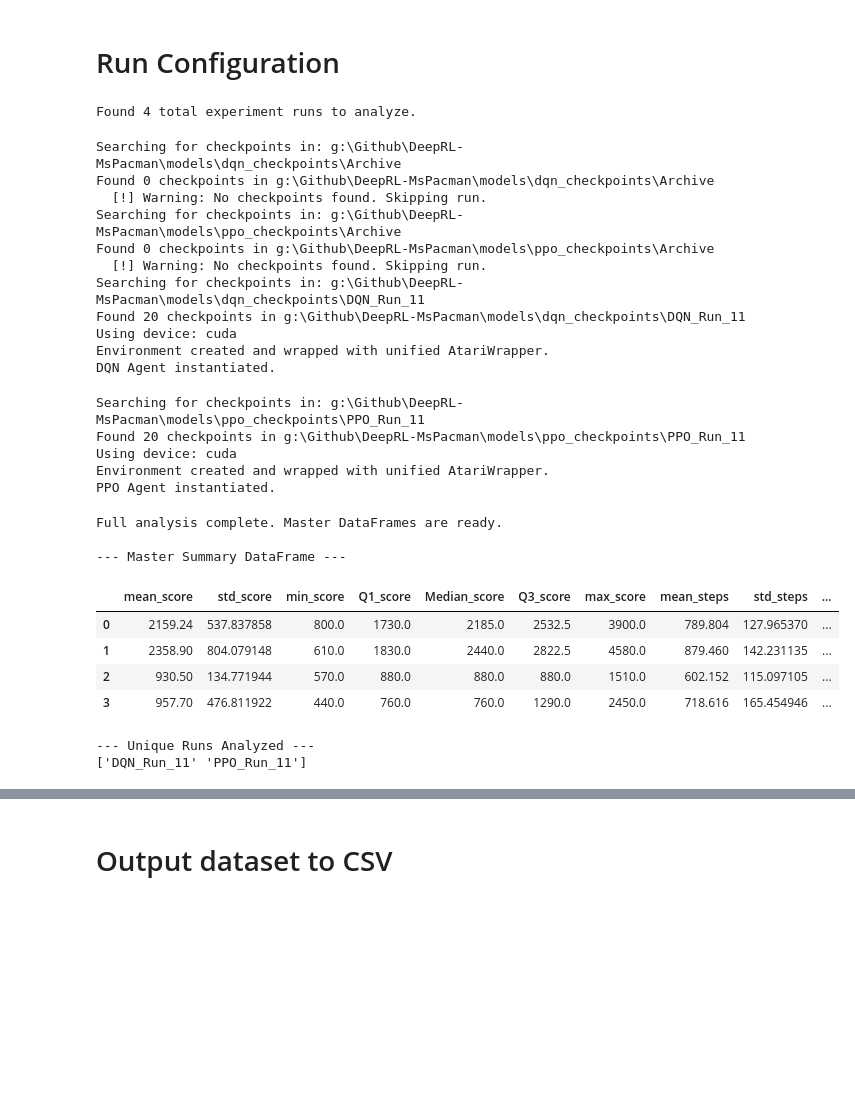
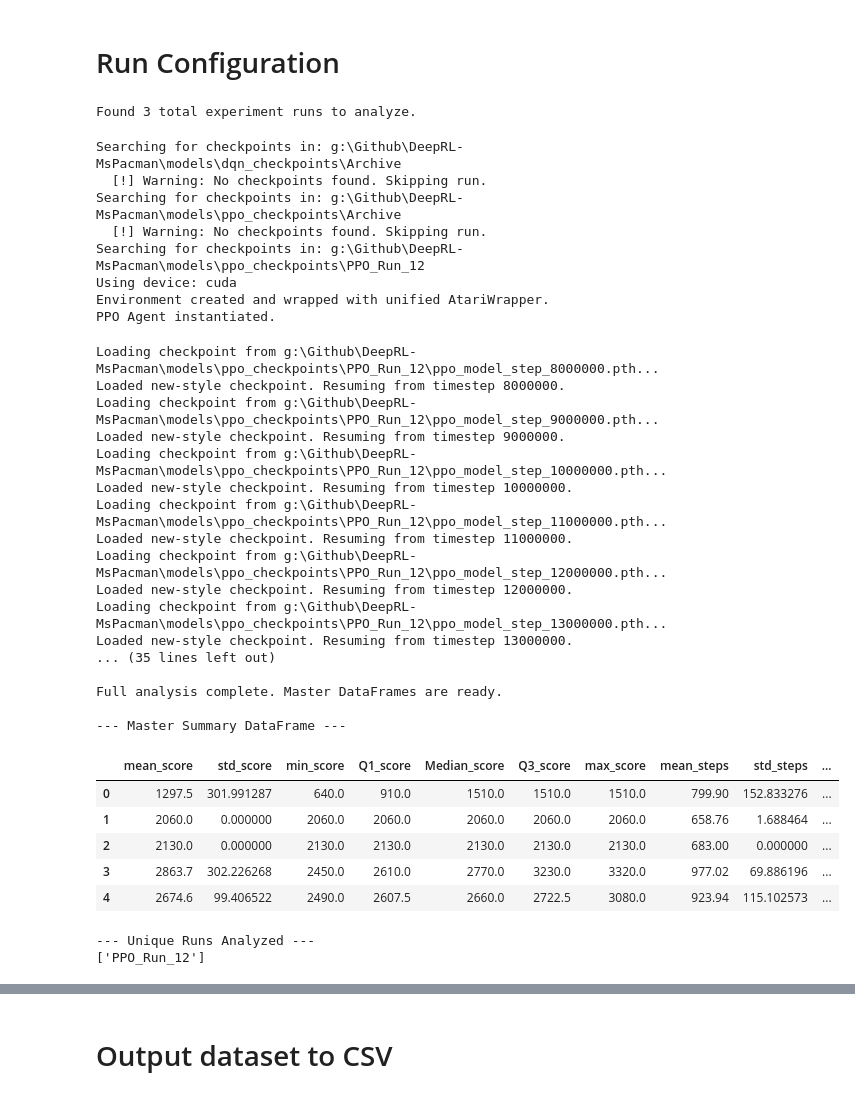
Before and after one commit to davisalexanderc/DeepRL-MsPacman, a Jupyter notebook: Evaluation_and_Analysis.ipynb, the cells around one changed output, grey strips where cells are left out. Drawn from its saved outputs; the diff is of its cells as text; code cells hidden in the pictures; blank space fills up the shorter version.

```diff
--- a/Evaluation_and_Analysis.ipynb
+++ b/Evaluation_and_Analysis.ipynb
@@ -285,67 +285,63 @@ def plot_final_box_whisker(master_raw_df: pd.DataFrame, master_summary_df: pd.Da
 # %% [markdown]
 # Run Configuration
 # %%
-TARGET_TIMESTEPS = [
-    8000000,
-    9000000,
-    10000000,
-    11000000,
-    12000000,
-    13000000,
-    14000000,
-    15000000,
-    16000000,
-    17000000,
-    18000000,
-    19000000,
-    20000000,
-]
+TARGET_START_TIMESTEPS = 8000000  # Default start timestep for analysis
+TARGET_END_TIMESTEPS = 40000000    # Default end timestep for analysis
+TARGET_STEPSIZES = 1000000  # Default step size for analysis
+TARGET_TIMESTEPS = range(TARGET_START_TIMESTEPS, TARGET_END_TIMESTEPS+1, TARGET_STEPSIZES)  # Default target timesteps from 8M to 40M in increments of 1M
 
 # Configure paths and parameters
 MODELS_DIR = project_root / "models"
-NUM_EVAL_GAMES = 500 # Use a small number for testing, increase for final analysis (e.g., 100)
+NUM_EVAL_GAMES = 100 # Use a small number for testing, increase for final analysis (e.g., 100)
 
 # Run the full analysis
 master_raw_df, master_summary_df = run_full_analysis(
     base_models_dir=MODELS_DIR,
     num_eval_games=NUM_EVAL_GAMES,
     target_timesteps=TARGET_TIMESTEPS
 )
 
 # Check the output
 if not master_summary_df.empty:
     print("\n--- Master Summary DataFrame ---")
     display(master_summary_df.head())
     print("\n--- Unique Runs Analyzed ---")
     print(master_summary_df['run_name'].unique())
 # %% [output]
-Found 4 total experiment runs to analyze.
+Found 3 total experiment runs to analyze.
 Searching for checkpoints in: g:\Github\DeepRL-MsPacman\models\dqn_checkpoints\Archive
-Found 0 checkpoints in g:\Github\DeepRL-MsPacman\models\dqn_checkpoints\Archive
   [!] Warning: No checkpoints found. Skipping run.
 Searching for checkpoints in: g:\Github\DeepRL-MsPacman\models\ppo_checkpoints\Archive
-Found 0 checkpoints in g:\Github\DeepRL-MsPacman\models\ppo_checkpoints\Archive
   [!] Warning: No checkpoints found. Skipping run.
-Searching for checkpoints in: g:\Github\DeepRL-MsPacman\models\dqn_checkpoints\DQN_Run_11
-Found 20 checkpoints in g:\Github\DeepRL-MsPacman\models\dqn_checkpoints\DQN_Run_11
+Searching for checkpoints in: g:\Github\DeepRL-MsPacman\models\ppo_checkpoints\PPO_Run_12
 Using device: cuda
 Environment created and wrapped with unified AtariWrapper.
-DQN Agent instantiated.
+PPO Agent instantiated.
-Searching for checkpoints in: g:\Github\DeepRL-MsPacman\models\ppo_checkpoints\PPO_Run_11
-Found 20 checkpoints in g:\Github\DeepRL-MsPacman\models\ppo_checkpoints\PPO_Run_11
-Using device: cuda
-Environment created and wrapped with unified AtariWrapper.
-PPO Agent instantiated.
+Loading checkpoint from g:\Github\DeepRL-MsPacman\models\ppo_checkpoints\PPO_Run_12\ppo_model_step_8000000.pth...
+Loaded new-style checkpoint. Resuming from timestep 8000000.
+Loading checkpoint from g:\Github\DeepRL-MsPacman\models\ppo_checkpoints\PPO_Run_12\ppo_model_step_9000000.pth...
+Loaded new-style checkpoint. Resuming from timestep 9000000.
+Loading checkpoint from g:\Github\DeepRL-MsPacman\models\ppo_checkpoints\PPO_Run_12\ppo_model_step_10000000.pth...
+Loaded new-style checkpoint. Resuming from timestep 10000000.
+Loading checkpoint from g:\Github\DeepRL-MsPacman\models\ppo_checkpoints\PPO_Run_12\ppo_model_step_11000000.pth...
+Loaded new-style checkpoint. Resuming from timestep 11000000.
+Loading checkpoint from g:\Github\DeepRL-MsPacman\models\ppo_checkpoints\PPO_Run_12\ppo_model_step_12000000.pth...
+Loaded new-style checkpoint. Resuming from timestep 12000000.
+Loading checkpoint from g:\Github\DeepRL-MsPacman\models\ppo_checkpoints\PPO_Run_12\ppo_model_step_13000000.pth...
+Loaded new-style checkpoint. Resuming from timestep 13000000.
+... (35 lines left out)
+
+Full analysis complete. Master DataFrames are ready.
+
+--- Master Summary DataFrame ---
+|  | mean_score | std_score | min_score | Q1_score | Median_score | Q3_score | max_score | mean_steps | std_steps | ... |
+| 0 | 1297.5 | 301.991287 | 640.0 | 910.0 | 1510.0 | 1510.0 | 1510.0 | 799.90 | 152.833276 | ... |
+| 1 | 2060.0 | 0.000000 | 2060.0 | 2060.0 | 2060.0 | 2060.0 | 2060.0 | 658.76 | 1.688464 | ... |
+| 2 | 2130.0 | 0.000000 | 2130.0 | 2130.0 | 2130.0 | 2130.0 | 2130.0 | 683.00 | 0.000000 | ... |
+| 3 | 2863.7 | 302.226268 | 2450.0 | 2610.0 | 2770.0 | 3230.0 | 3320.0 | 977.02 | 69.886196 | ... |
+| 4 | 2674.6 | 99.406522 | 2490.0 | 2607.5 | 2660.0 | 2722.5 | 3080.0 | 923.94 | 115.102573 | ... |
-Full analysis complete. Master DataFrames are ready.
-
---- Master Summary DataFrame ---
+--- Unique Runs Analyzed ---
+['PPO_Run_12']
-|  | mean_score | std_score | min_score | Q1_score | Median_score | Q3_score | max_score | mean_steps | std_steps | ... |
-| 0 | 2159.24 | 537.837858 | 800.0 | 1730.0 | 2185.0 | 2532.5 | 3900.0 | 789.804 | 127.965370 | ... |
-| 1 | 2358.90 | 804.079148 | 610.0 | 1830.0 | 2440.0 | 2822.5 | 4580.0 | 879.460 | 142.231135 | ... |
-| 2 | 930.50 | 134.771944 | 570.0 | 880.0 | 880.0 | 880.0 | 1510.0 | 602.152 | 115.097105 | ... |
-| 3 | 957.70 | 476.811922 | 440.0 | 760.0 | 760.0 | 1290.0 | 2450.0 | 718.616 | 165.454946 | ... |
---- Unique Runs Analyzed ---
-['DQN_Run_11' 'PPO_Run_11']
 # %%
 print(master_summary_df.head(20))
 # %% [output]
```
Also changed, not shown: parts of 4 cells of this notebook, 2 other files.
